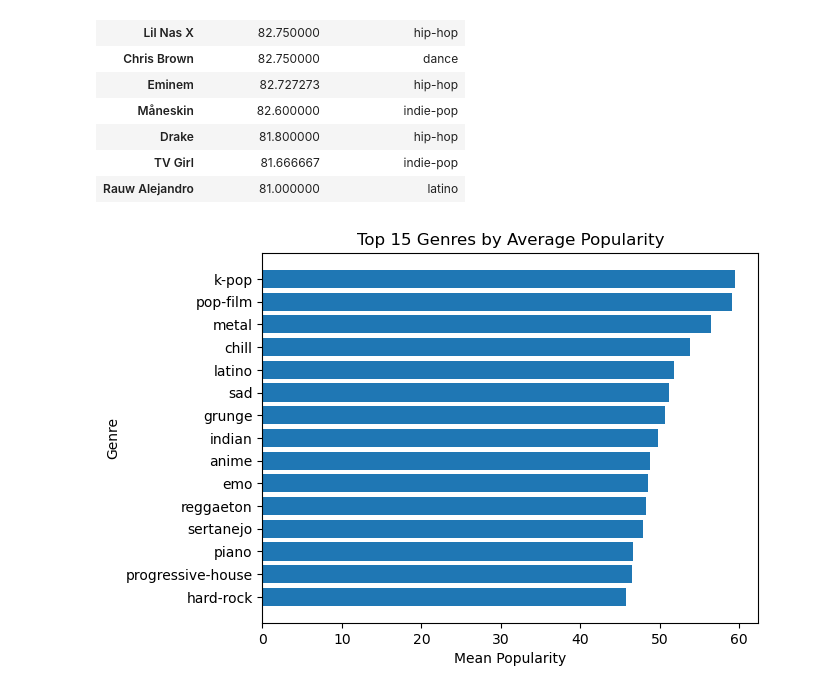
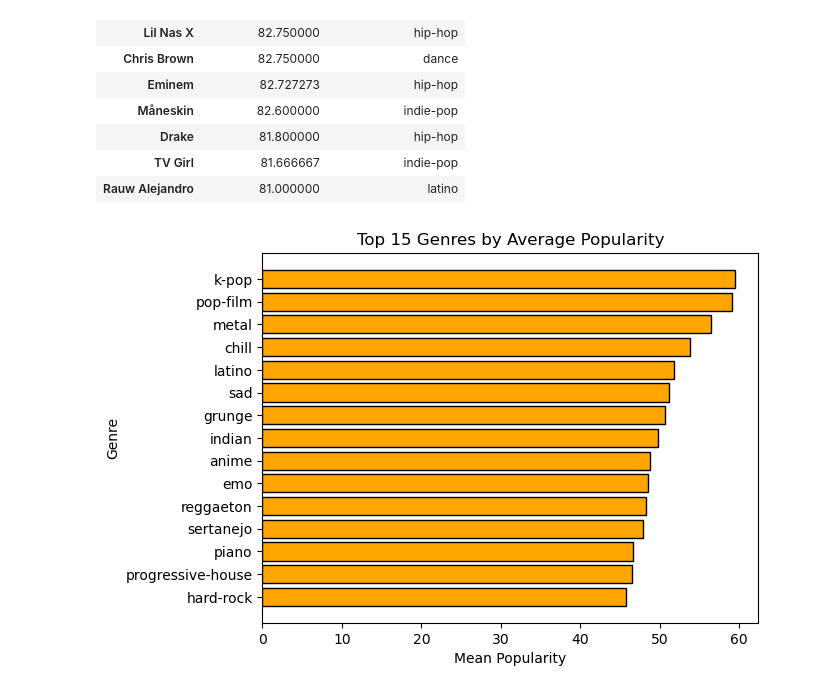
Before and after one commit to valter-barros/spotify_project, a Jupyter notebook: spotify_project.ipynb, the cells around one changed output. Cells and saved outputs as stored; diff of their text form; code cells hidden in the pictures.

```diff
--- a/spotify_project.ipynb
+++ b/spotify_project.ipynb
@@ -184,14 +184,15 @@ top_artists_df.head(15)
 | Rauw Alejandro | 81.000000 | latino |
 # %%
 top_genres_df = spot_df.groupby('track_genre')['popularity'].mean().sort_values(ascending=False).head(15)
+top_genres_df.columns = ['average_popularity']
 
-plt.barh(top_genres_df.index, top_genres_df.values)
+plt.barh(top_genres_df.index, top_genres_df.values, edgecolor='black', color='orange')
 plt.gca().invert_yaxis()
 plt.xlabel('Mean Popularity')
 plt.ylabel('Genre')
 
 plt.title('Top 15 Genres by Average Popularity')
 
 plt.show()
 # %% [output]
-[figure, old version]
+[figure, new version]
```
Also changed, not shown: parts of 2 cells of this notebook.
